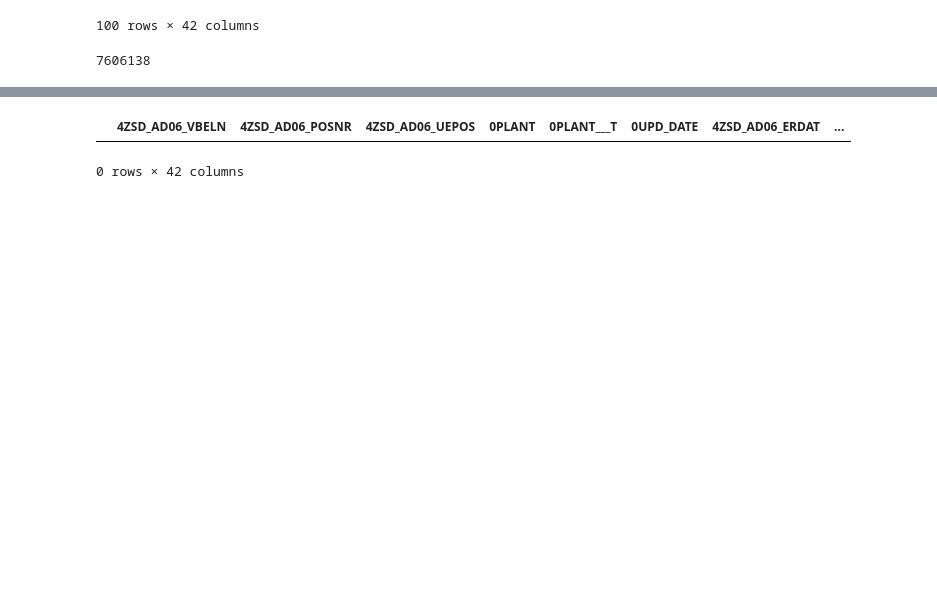
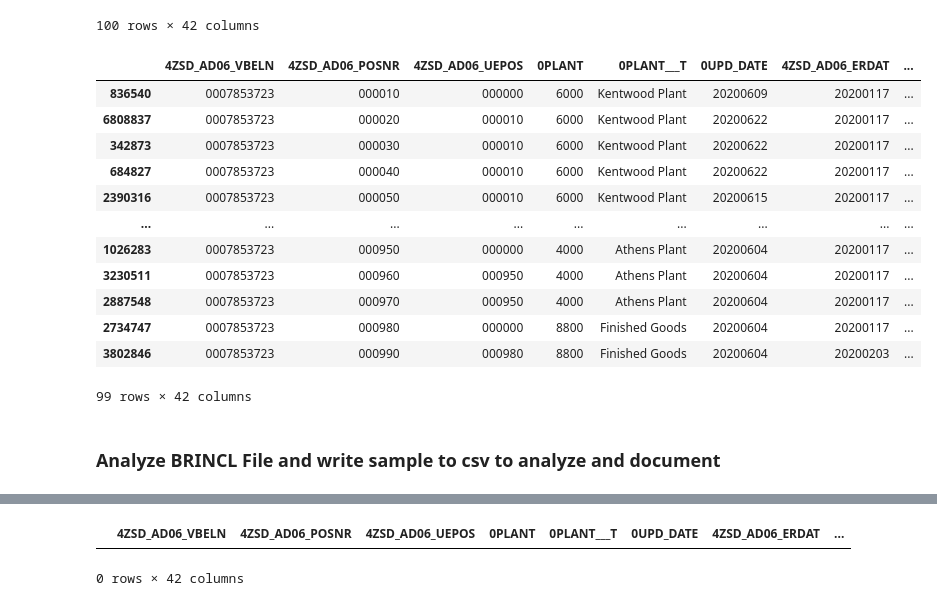
Before and after one commit to kk87736/georgiaTechCapstone, a Jupyter notebook: dataAnalysis.ipynb, the cells around one changed output, grey strips where cells are left out. Drawn from its saved outputs; the diff is of its cells as text; code cells hidden in the pictures; blank space fills up the shorter version.

```diff
--- a/dataAnalysis.ipynb
+++ b/dataAnalysis.ipynb
@@ -216,4 +276,0 @@ ad06_df_samplerows.to_csv('ad06_df_samplerows.csv')
-# %%
-len(ad06_df)
-# %% [output]
-7606138
@@ -219,0 +279,16 @@ len(ad06_df)
+# %%
+ad06_df[ad06_df['4ZSD_AD06_VBELN'] == '0007853723'].sort_values(by='4ZSD_AD06_POSNR')
+# %% [output]
+|  | 4ZSD_AD06_VBELN | 4ZSD_AD06_POSNR | 4ZSD_AD06_UEPOS | 0PLANT | 0PLANT___T | 0UPD_DATE | 4ZSD_AD06_ERDAT | ... |
+| 836540 | 0007853723 | 000010 | 000000 | 6000 | Kentwood Plant | 20200609 | 20200117 | ... |
+| 6808837 | 0007853723 | 000020 | 000010 | 6000 | Kentwood Plant | 20200622 | 20200117 | ... |
+| 342873 | 0007853723 | 000030 | 000010 | 6000 | Kentwood Plant | 20200622 | 20200117 | ... |
+| 684827 | 0007853723 | 000040 | 000010 | 6000 | Kentwood Plant | 20200622 | 20200117 | ... |
+| 2390316 | 0007853723 | 000050 | 000010 | 6000 | Kentwood Plant | 20200615 | 20200117 | ... |
+| ... | ... | ... | ... | ... | ... | ... | ... | ... |
+| 1026283 | 0007853723 | 000950 | 000000 | 4000 | Athens Plant | 20200604 | 20200117 | ... |
+| 3230511 | 0007853723 | 000960 | 000950 | 4000 | Athens Plant | 20200604 | 20200117 | ... |
+| 2887548 | 0007853723 | 000970 | 000950 | 4000 | Athens Plant | 20200604 | 20200117 | ... |
+| 2734747 | 0007853723 | 000980 | 000000 | 8800 | Finished Goods | 20200604 | 20200117 | ... |
+| 3802846 | 0007853723 | 000990 | 000980 | 8800 | Finished Goods | 20200604 | 20200203 | ... |
+99 rows × 42 columns
@@ -219,0 +300,2 @@ len(ad06_df)
+# %% [markdown]
+### Analyze BRINCL File and write sample to csv to analyze and document
```
Also changed, not shown: parts of 122 cells of this notebook, 1 other file.
